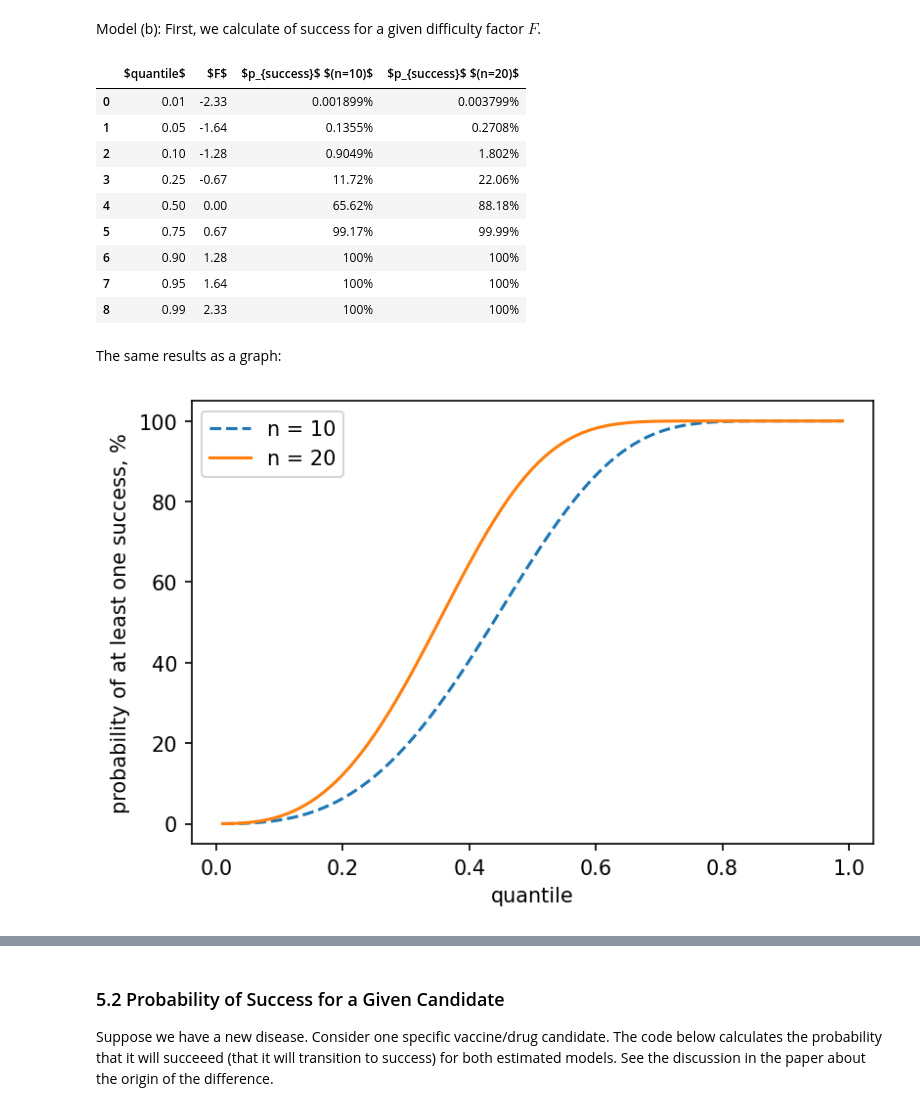
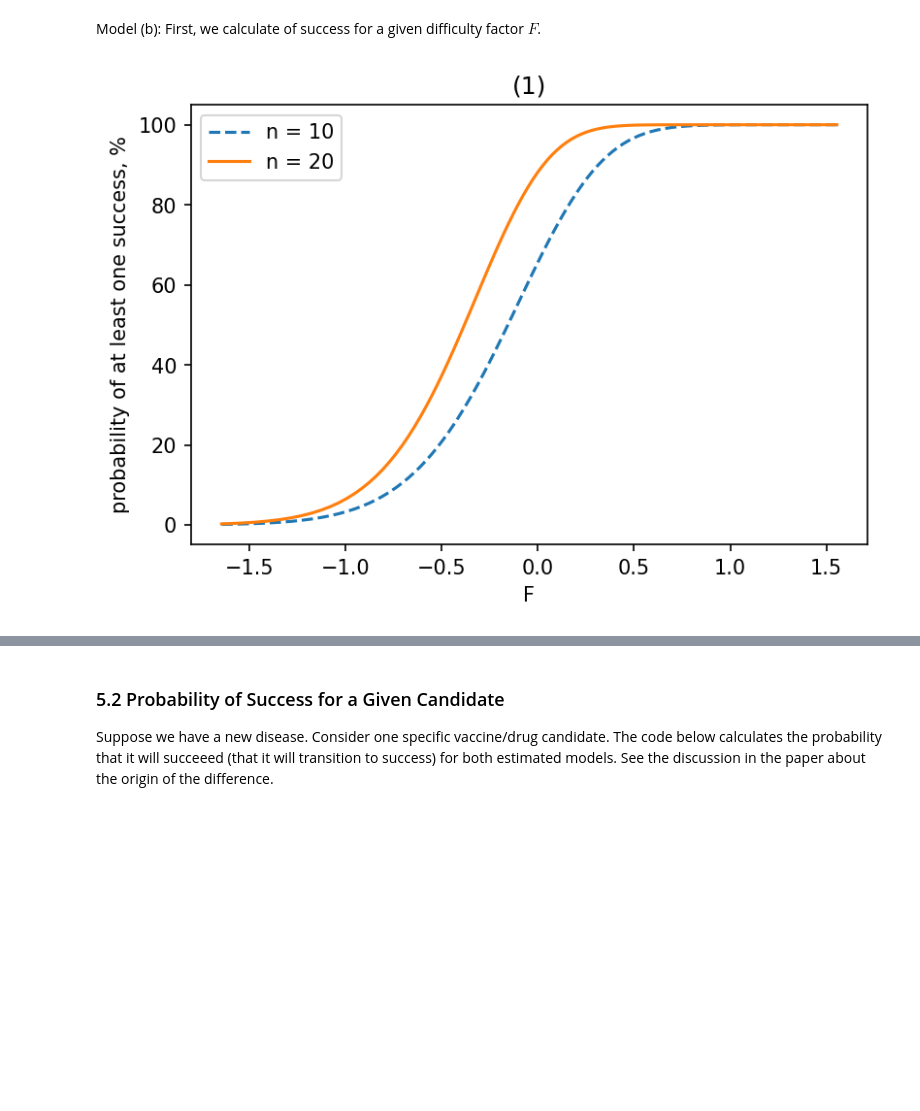
Before and after one commit to sergeynzhuk/clinical-trials-correlations, a Jupyter notebook: ctcorrelations-single-phase.ipynb, the cells around one changed output, grey strips where cells are left out. Drawn from its saved outputs; the diff is of its cells as text; code cells hidden in the pictures; blank space fills up the shorter version.

```diff
--- a/ctcorrelations-single-phase.ipynb
+++ b/ctcorrelations-single-phase.ipynb
@@ -258,46 +275,22 @@ Model (b): First, we calculate of success for a given difficulty factor $F$.
 # %%
 def vac_prob_F(mu, rho, F, n):
     sigma = np.sqrt(1-rho); beta = np.sqrt(rho)
     p = norm.cdf((- mu + beta*F)/sigma)
     return 1-(1-p)**n
 
-quantile = np.array([0.01, 0.05, 0.1, 0.25, 0.5, 0.75, 0.9, 0.95, 0.99])
+quantile = np.arange(0.05, 0.95, 0.01)
 F = norm.ppf(quantile)
 prob1 = F.copy(); prob2 = F.copy()
 for i in range(0, len(F)):
     prob1[i] = vac_prob_F(**resb.p, F = F[i], n = 10)
     prob2[i] = vac_prob_F(**resb.p, F = F[i], n = 20)
 
-dfq = pd.DataFrame({'$quantile$': quantile, '$F$': F, '$p_{success}$ $(n=10)$': 100*prob1, '$p_{success}$ $(n=20)$': 100*prob2})
-dfq.style.format({'$quantile$': '{:.2f}', '$F$': '{:.2f}', '$p_{success}$ $(n=10)$': '{:.4g}%',
-                 '$p_{success}$ $(n=20)$': '{:.4g}%'}).set_properties(**{'text-align': 'center'})
+plt.figure(dpi = 150)
+plt.plot(F, 100*prob1, '--', F, 100*prob2, '-')
+plt.xlabel('F')
+plt.ylabel('probability of at least one success, %')
+plt.legend(['n = 10', 'n = 20'])
+plt.title('(1)');
 # %% [output]
-|  | $quantile$ | $F$ | $p_{success}$ $(n=10)$ | $p_{success}$ $(n=20)$ |
-| 0 | 0.01 | -2.33 | 0.001899% | 0.003799% |
-| 1 | 0.05 | -1.64 | 0.1355% | 0.2708% |
-| 2 | 0.10 | -1.28 | 0.9049% | 1.802% |
-| 3 | 0.25 | -0.67 | 11.72% | 22.06% |
-| 4 | 0.50 | 0.00 | 65.62% | 88.18% |
-| 5 | 0.75 | 0.67 | 99.17% | 99.99% |
-| 6 | 0.90 | 1.28 | 100% | 100% |
-| 7 | 0.95 | 1.64 | 100% | 100% |
-| 8 | 0.99 | 2.33 | 100% | 100% |
+[figure, added]
-# %% [markdown]
-The same results as a graph:
-# %%
-quantile = np.arange(0.01, 1, 0.01)
-F = norm.ppf(quantile)
-prob1 = F.copy(); prob2 = F.copy()
-for i in range(0, len(F)):
-    prob1[i] = vac_prob_F(**resb.p, F = F[i], n = 10)
-    prob2[i] = vac_prob_F(**resb.p, F = F[i], n = 20)
-
-import matplotlib.pyplot as plt
-plt.figure(dpi = 150)
-plt.plot(quantile, 100*prob1, '--', quantile, 100*prob2, '-')
-plt.xlabel('quantile')
-plt.ylabel('probability of at least one success, %')
-plt.legend(['n = 10', 'n = 20']);
-# %% [output]
-[figure, removed]
 # %% [markdown]
```
Also changed, not shown: parts of 17 cells of this notebook, 1 other file.
